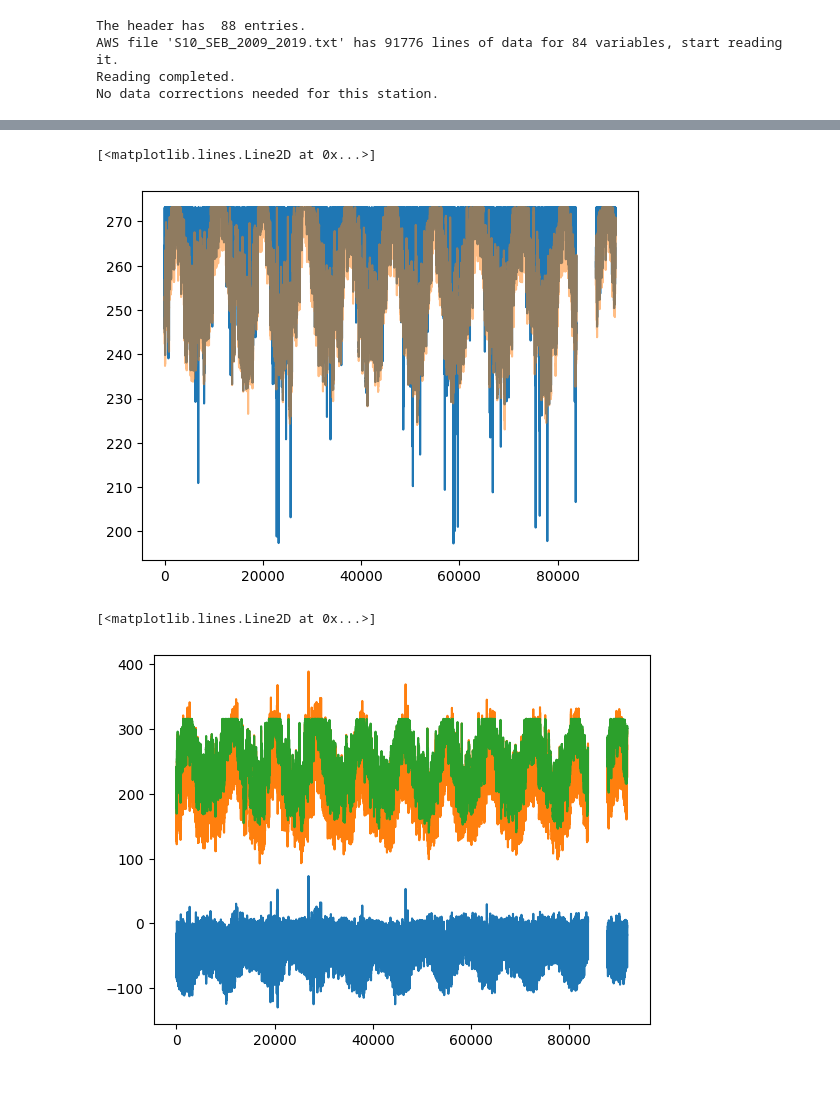
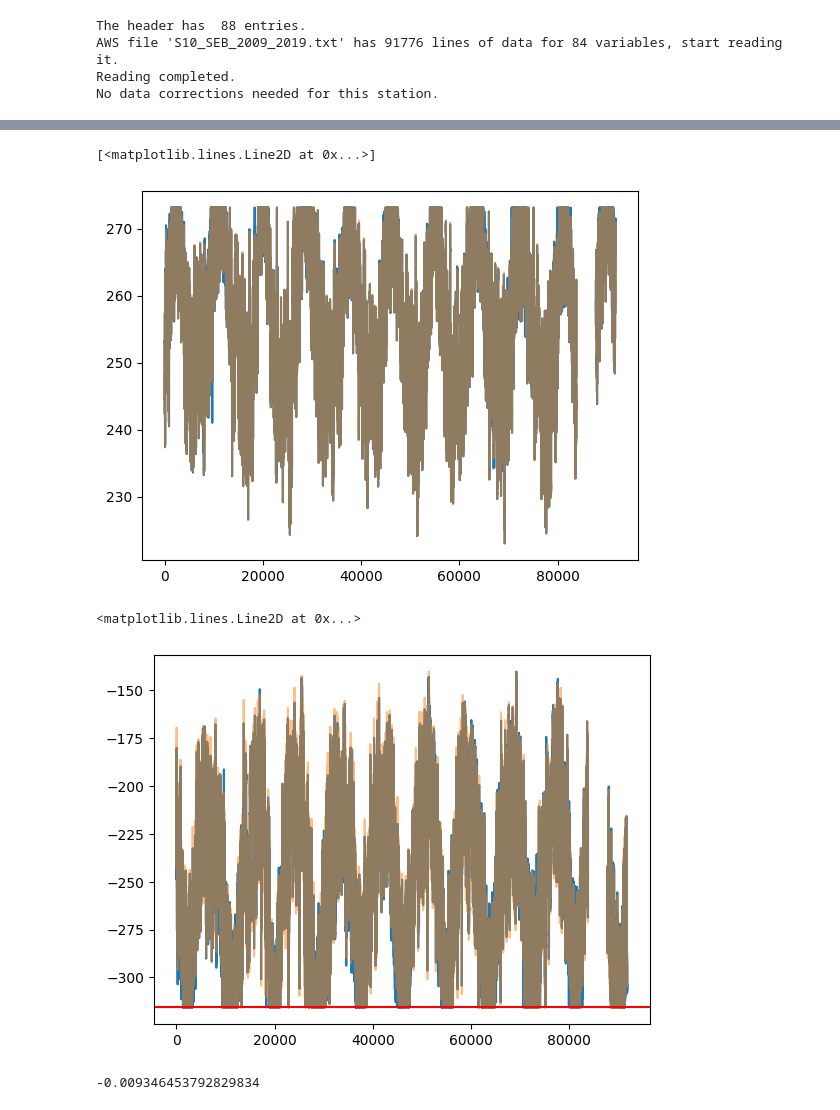
Before and after one commit to CLPHUU/IceAndClimate, a Jupyter notebook: Project_2/Project2_version2.ipynb, the cells around one changed output, grey strips where cells are left out. Drawn from its saved outputs; the diff is of its cells as text; code cells hidden in the pictures.

```diff
--- a/Project_2/Project2_version2.ipynb
+++ b/Project_2/Project2_version2.ipynb
@@ -100,7 +100,7 @@ class CloseSEB():
 
     def LWadjdown(self, Tatm, dT):
         '''Function to convert temperature anomaly to LW down in W/m2'''
-        LW_adj_down = SEBf.convert_T_in_LWout(Tatm + dT, Celcius=False)*-1
+        LW_adj_down = self.epsilon * SEBf.convert_T_in_LWout(Tatm + dT, Celcius=False)*-1
         return LW_adj_down
 
     def get_Qsat(self,T, P):
@@ -134,26 +134,27 @@ class CloseSEB():
         LW_up0 = -SIGMA*(T_surf)**4 --> replace with LW_up
         dLW_up = -4*SIGMA*(T_surf**3)*(T_surf_adj-T_surf)
         '''
-        LHF = self.find_LHF(T_air, T_surf_est,P,U10,RH,c_tbd)
+        LHF = self.find_LHF(T2m, T_surf_est,P,U10,RH,c_tbd)
 
         c_adj = 4*(T_surf_est**3)*SIGMA + c_tbd*U10
-        c_fixed = SWnet + LWadjdown + 3*SIGMA*T_surf_0**4 + SHF + U10*c_tbd*(dT+T_surf_0) + LHF + G
+        c_fixed = SWnet + LWadjdown + 3*SIGMA*T_surf_est**4 + SHF + U10*c_tbd*(dT+T_surf_0) + LHF + G
 
         T_surf_adj =  c_fixed/c_adj
-
-        LW_adj_up = -SIGMA*(T_surf_0)**4 - 4*SIGMA*(T_surf_est**3)*(T_surf_adj-T_surf_0)
+        if T_surf_adj > 273.15:
+            T_surf_adj = 273.16
+        LW_adj_up = -SIGMA * T_surf_adj**4#-SIGMA*(T_surf_est)**4 - 4*SIGMA*(T_surf_est**3)*(T_surf_adj-T_surf_est) #SEBf.convert_T_in_LWout(T_surf_adj, Celcius=False)
         LW_adj_down = epsilon*SIGMA*(T2m)**4
         SHF_adj = SHF + U10*c_tbd*(dT-(T_surf_adj-T_surf_0)) #TODO: It results in too negative values.
         LHF_adj = LHF
 
         return T_surf_adj, LW_adj_up, LW_adj_down,SHF_adj, LHF_adj
 
-    def calculate_melting(self,T_surf,T_air,dT,LWadjdown,P,U10,RH,SWnet,c_tbd,SHF,G):
+    def calculate_melting(self,T_surf,T_surf_0,T_air,dT,LWadjdown,P,U10,RH,SWnet,c_tbd,SHF,G, T2m):
         '''Function to calculate the melting energy from the surface temperature, pressure, relative humidity and wind speed'''
-        LHF = self.find_LHF(T_air, T_surf,P, U10, RH,c_tbd) #TODO:possibly we need not surface but air temperature here
+        LHF = self.find_LHF(T2m, T_surf,P, U10, RH,c_tbd)
 
         c_adj = 4*(T_surf**3)*SIGMA + c_tbd*U10
-        c_fixed = SWnet + LWadjdown + 3*SIGMA*(T_surf**4) + SHF + U10*c_tbd*(dT+T_surf) + LHF + G
+        c_fixed = SWnet + LWadjdown + 3*SIGMA*(T_surf**4) + SHF + U10*c_tbd*(dT+T_surf_0) + LHF + G
 
         M = (c_fixed-c_adj*T_surf)
 
@@ -161,18 +162,17 @@ class CloseSEB():
 
     def calculate_SEB(self,T_surface, T_surf_0, T_air,dT,LWadjdown,P,U10,RH,SWnet,c_tbd,SHF,G,T2m,epsilon,idx=0,idxmax=10):
         '''Function to calculate the surface energy balance from the surface temperature, pressure, relative humidity and wind speed'''
-
         T_surf_updated,LW_up,LWdown,SHFn,LHFn = self.calc_Tsurf(T_surface, T_surf_0, T_air,dT,LWadjdown,P=P,U10=U10,RH=RH,SWnet=SWnet,c_tbd=c_tbd,SHF=SHF,G=G,T2m=T2m,epsilon=epsilon)
             # print(T_surface, dT,LWadjdown,P,U10,RH,SWnet,c_tbd,SHF,G,idx,idxmax,get_Fluxes)
         if T_surf_updated > 273.15:
-            M = self.calculate_melting(T_surf=T_surf_updated,T_air=T_air,dT=dT,LWadjdown=LWadjdown,P=P,U10=U10,RH=RH,SWnet=SWnet,c_tbd=c_tbd,SHF=SHF,G=G)
+            T_surf = 273.16#T_surf_updated
+            M = self.calculate_melting(T_surf=T_surf, T_surf_0=T_surf_0,T_air=T_air,dT=dT,LWadjdown=LWadjdown,P=P,U10=U10,RH=RH,SWnet=SWnet,c_tbd=c_tbd,T2m=T2m,SHF=SHF,G=G)
             res = 0
-            T_surf = 273.16#T_surf_updated
             return M, res, T_surf,LW_up,LWdown,SHFn,LHFn
 
         else:
             if idx == idxmax:
-                res = self.calculate_melting(T_surf_updated,T_air=T_air,dT=dT,LWadjdown=LWadjdown,P=P,U10=U10,RH=RH,SWnet=SWnet,c_tbd=c_tbd,SHF=SHF,G=G)
+                res = self.calculate_melting(T_surf_updated, T_surf_0=T_surf_0,T_air=T_air,dT=dT,LWadjdown=LWadjdown,P=P,U10=U10,RH=RH,SWnet=SWnet,c_tbd=c_tbd,SHF=SHF,G=G, T2m=T2m)
                 if res > 0:
                     M = res
                     res = 0
@@ -182,14 +182,14 @@ class CloseSEB():
                     T_surf = T_surf_updated
                 return M, res, T_surf,LW_up,LWdown,SHFn,LHFn
             if T_surf_updated <= 273.15:
-                return self.calculate_SEB(T_surface=T_surf_updated, T_surf_0=T_surf_0, T_air=T_air,dT=dT,LWadjdown=LWadjdown,P=P,U10=U10,RH=RH,SWnet=SWnet,c_tbd=c_tbd,SHF=SHF,G=G,T2m=T2m,epsilon=epsilon,idx=idx+1)
+                return self.calculate_SEB(T_surface=T_surf_updated, T_surf_0=T_surf_0, T_air=T_air,dT=dT,LWadjdown=LWadjdown,P=P,U10=U10,RH=RH,SWnet=SWnet,c_tbd=c_tbd,SHF=SHF,G=G,T2m=T2m,epsilon=epsilon,idx=idx+1, idxmax=idxmax)
 
             else: # T_comp is a nan or something
                 return np.nan, np.nan, np.nan, np.nan, np.nan, np.nan, np.nan
 
 
 
-    def fetch_SEB(self, LWadjdown, dT):
+    def fetch_SEB(self, LWadjdown, dT, idxmax=10):
         '''Function to fetch the SEB'''
         SEB_dict = {}
         M_ar = []
@@ -204,9 +204,9 @@ class CloseSEB():
 
 
         for idx, (T_s, T_air,P, RH, c_tbd,U10, SWnet, LWad, SHF, G,T2m,epsilon) in enumerate(zip(self.T_surface, self.T_air,self.P, self.RH, self.c_tbd,self.U10,self.SWnet,LWadjdown,self.SHF_initial,self.G,self.T2m,self.epsilon)):
-            T2m = T2m + dT # TODO: check if this is necessary - I felt like 2m air temp was never increased. We do not use T2m
+            T2m = T2m + dT
             # print(T_s, P, RH, c_tbd,U10, SWnet, LWad, SHF, G)
-            M, res, T_surf,LW_up,LWdown,SHFn,LHFn = self.calculate_SEB(T_surface=T_s, T_surf_0=T_s, T_air=T_air,dT=dT,LWadjdown=LWad,P=P,U10=U10,RH=RH,SWnet=SWnet,c_tbd=c_tbd,SHF=SHF,G=G,T2m=T2m,epsilon=epsilon,idxmax=10)
+            M, res, T_surf,LW_up,LWdown,SHFn,LHFn = self.calculate_SEB(T_surface=T_s, T_surf_0=T_s, T_air=T_air,dT=dT,LWadjdown=LWad,P=P,U10=U10,RH=RH,SWnet=SWnet,c_tbd=c_tbd,SHF=SHF,G=G,T2m=T2m,epsilon=epsilon,idxmax=idxmax)
             M_ar.append(M)
             res_ar.append(res)
             T_surf_ar.append(T_surf)
@@ -227,7 +227,7 @@ dT = 0
 SEB = CloseSEB(SEBdata)
 LWadjdown = SEB.LWadjdown(SEB.T_air, dT=dT)
 # TODO: in the beginning we get LWdown by air temperature and without epsilon, but later we calculate it with T2m and with epsilon
-melt_dict_fluxes = SEB.fetch_SEB(LWadjdown=LWadjdown, dT=dT)
+melt_dict_fluxes = SEB.fetch_SEB(LWadjdown=LWadjdown, dT=dT, idxmax=10)
 # %%
 df = pd.DataFrame(melt_dict_fluxes)
 df.head(10)
@@ -262,16 +261,23 @@ plt.plot(melt_dict_fluxes['T_surf'])
 plt.plot(SEB.T_surface, alpha=0.5)
 # %% [output]
 [<matplotlib.lines.Line2D at 0x...>]
-[figure, old version]
+[figure, new version]
 # %%
 netLW = [i + j for i, j in zip(melt_dict_fluxes['LW_adj_up'], melt_dict_fluxes['LW_adj_down'])]
 # %%
-plt.plot(SEB.LWnet_model)
-plt.plot(SEB.LWdown)
-plt.plot(SEB.LWup)
+#plt.plot(SEB.LWnet_model)
+#plt.plot(SEB.LWdown)
+plt.plot(melt_dict_fluxes['LW_adj_up'], label='LW_adj_up')
+plt.plot(-SEB.LWup, alpha=0.5)
+#plt.ylim(-320, -300)
+plt.axhline(min(-SEB.LWup), color='r')
 # %% [output]
-[<matplotlib.lines.Line2D at 0x...>]
+<matplotlib.lines.Line2D at 0x...>
-[figure, old version]
+[figure, new version]
+# %%
+SEBf.convert_LWout_in_T(min(-SEB.LWup))
+# %% [output]
+-0.009346453792829834
 # %%
 plt.plot(melt_dict_fluxes['LW_adj_up'], label='LW_adj_up', color='tab:blue')
 plt.plot(melt_dict_fluxes['LW_adj_down'], label='LW_adj_down', color='tab:orange')
```
Also changed, not shown: parts of 10 cells of this notebook.
